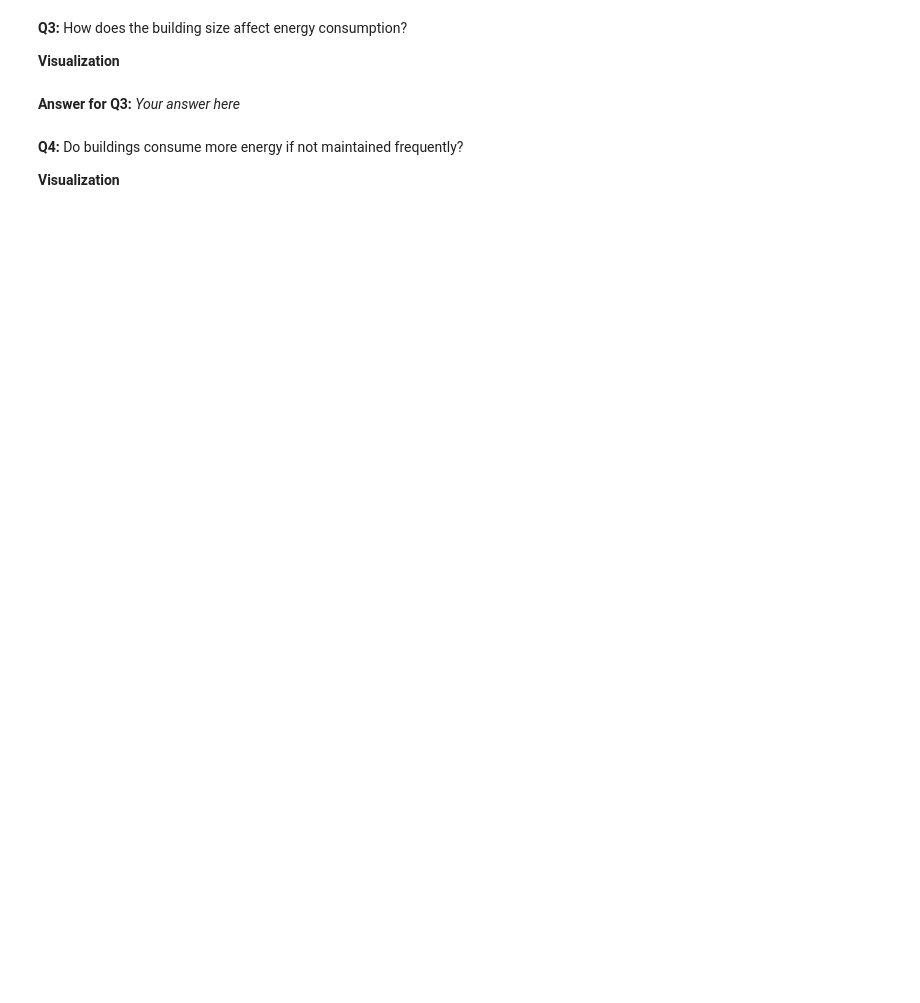
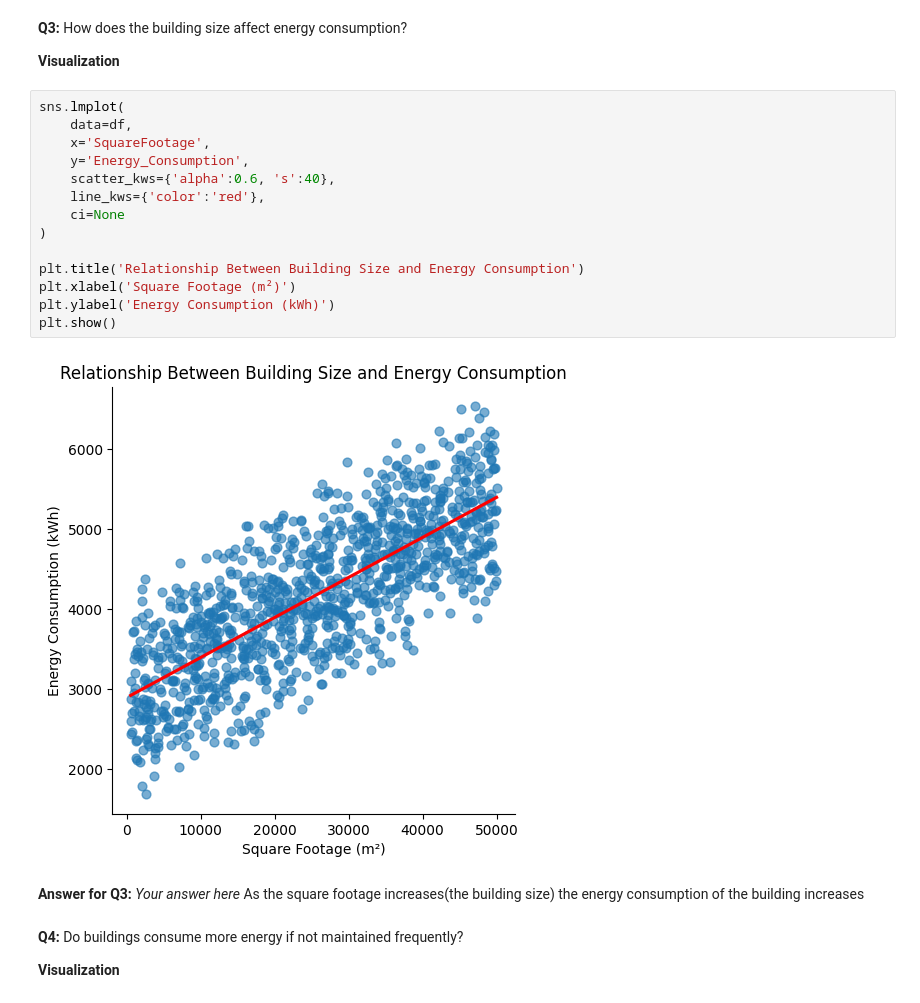
Before and after one commit to farahehab1/farah, a Jupyter notebook: Regression_Mini-Project.ipynb, the cells around one changed output. Saved outputs shown, nothing was run; the diff lists cells and outputs as text; blank space fills up the shorter version.

```diff
--- a/Regression_Mini-Project.ipynb
+++ b/Regression_Mini-Project.ipynb
@@ -172,8 +226,25 @@ Which (on average) has the highest consumption?.
 **Q3:** How does the building size affect energy consumption?
 
 **Visualization**
+# %%
+sns.lmplot(
+    data=df,
+    x='SquareFootage',
+    y='Energy_Consumption',
+    scatter_kws={'alpha':0.6, 's':40},
+    line_kws={'color':'red'},
+    ci=None
+)
+
+plt.title('Relationship Between Building Size and Energy Consumption')
+plt.xlabel('Square Footage (m²)')
+plt.ylabel('Energy Consumption (kWh)')
+plt.show()
+# %% [output]
+[figure, added]
 # %% [markdown]
 **Answer for Q3:** _Your answer here_
+As the square footage increases(the building size) the energy consumption of the building increases
 # %% [markdown]
 **Q4:** Do buildings consume more energy if not maintained frequently?
 
```
Also changed, not shown: parts of 17 cells of this notebook.
